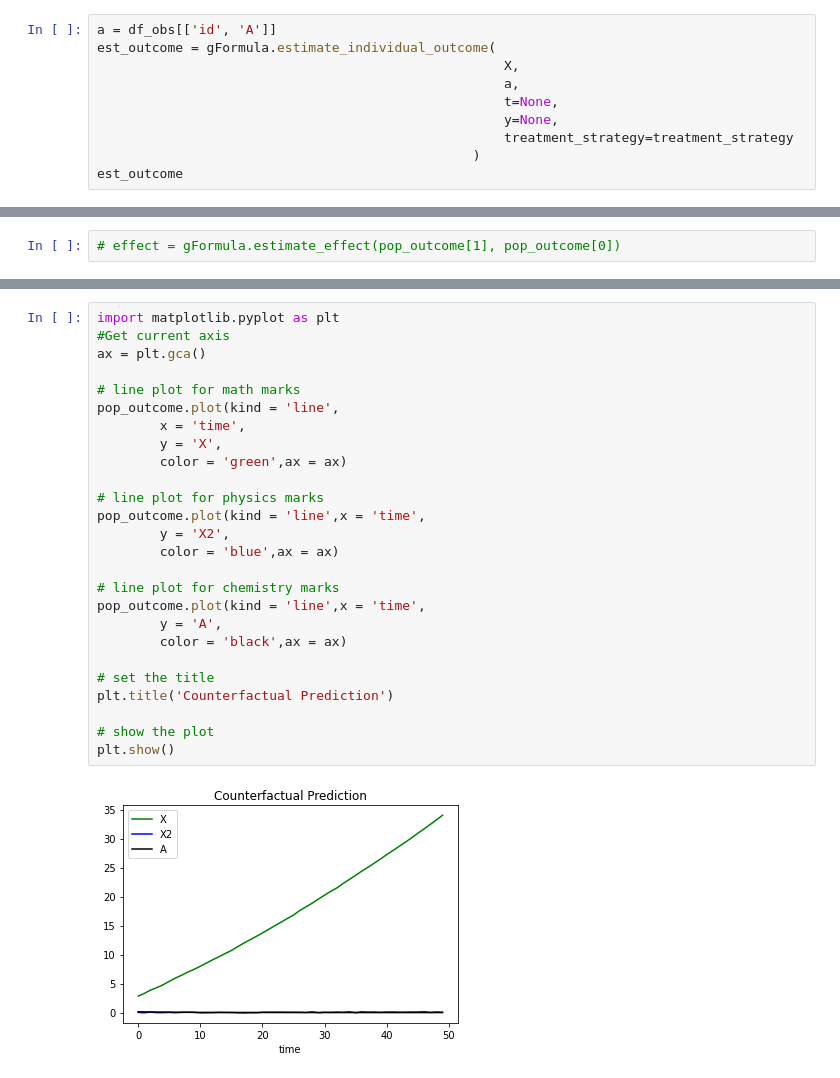
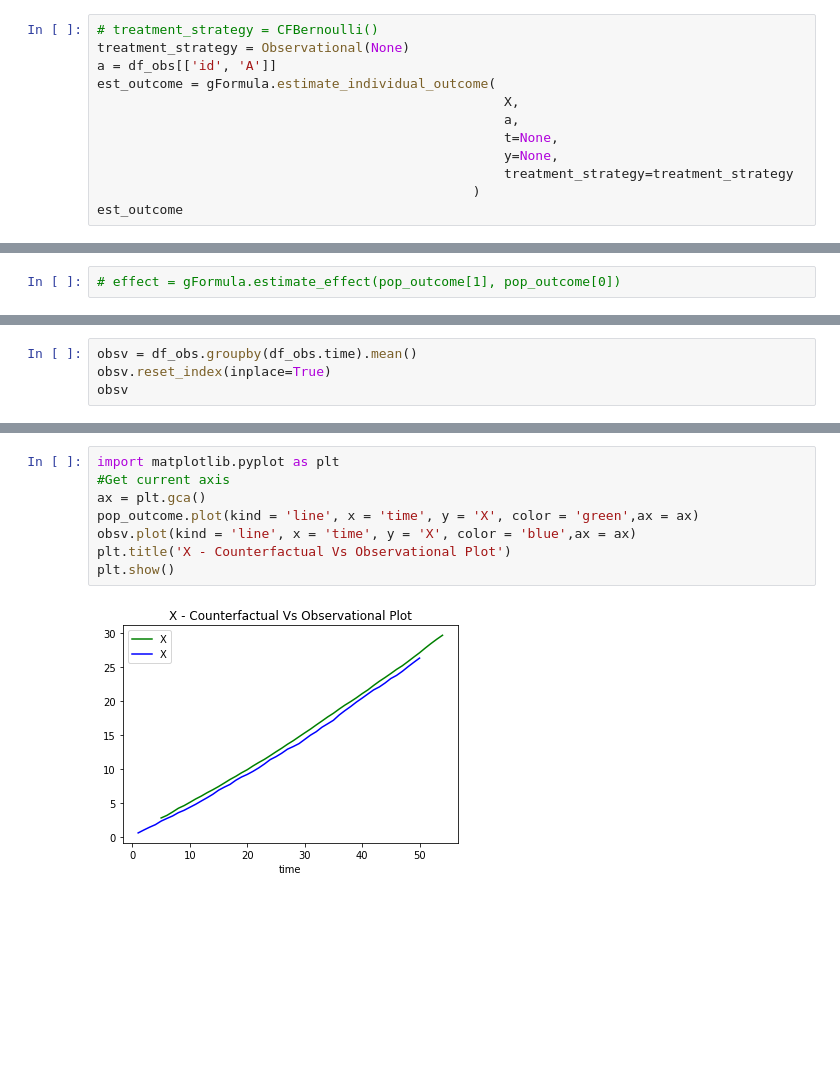
Before and after one commit to BiomedSciAI/causallib, a Jupyter notebook: examples/gformula.ipynb, the cells around one changed output, grey strips where cells are left out. Drawn from its saved outputs; the diff is of its cells as text; blank space fills up the shorter version.

```diff
--- a/examples/gformula.ipynb
+++ b/examples/gformula.ipynb
@@ -68,6 +67,8 @@ gFormula.fit(X, a, t=None, y=None)
 # %% [output]
 GFormula(all_cols=['prev_X', 'prev_X2', 'prev_A', 'X', 'X2', 'A'], covariate_cols=['X', 'X2'], covariate_models={'X': LinearRegression(), 'X2': LinearRegression()}, id_col=id, mode=normal, n_obsv=5, n ...
 # %%
+# treatment_strategy = CFBernoulli()
+treatment_strategy = Observational(None)
 a = df_obs[['id', 'A']]
 est_outcome = gFormula.estimate_individual_outcome(
                                                     X,
@@ -120,0 +141,4 @@ pop_outcome.reset_index(inplace=True)
+# %%
+obsv = df_obs.groupby(df_obs.time).mean()
+obsv.reset_index(inplace=True)
+obsv
@@ -121,28 +163,10 @@ pop_outcome.reset_index(inplace=True)
 # %%
 import matplotlib.pyplot as plt
 #Get current axis
 ax = plt.gca()
-
-# line plot for math marks
-pop_outcome.plot(kind = 'line',
-        x = 'time',
-        y = 'X',
-        color = 'green',ax = ax)
-
-# line plot for physics marks
-pop_outcome.plot(kind = 'line',x = 'time',
-        y = 'X2',
-        color = 'blue',ax = ax)
-
-# line plot for chemistry marks
-pop_outcome.plot(kind = 'line',x = 'time',
-        y = 'A',
-        color = 'black',ax = ax)
-
-# set the title
-plt.title('Counterfactual Prediction')
-
-# show the plot
+pop_outcome.plot(kind = 'line', x = 'time', y = 'X', color = 'green',ax = ax)
+obsv.plot(kind = 'line', x = 'time', y = 'X', color = 'blue',ax = ax)
+plt.title('X - Counterfactual Vs Observational Plot')
 plt.show()
 # %% [output]
-[figure, old version]
+[figure, new version]
```
Also changed, not shown: parts of 9 cells of this notebook, 2 other files.
